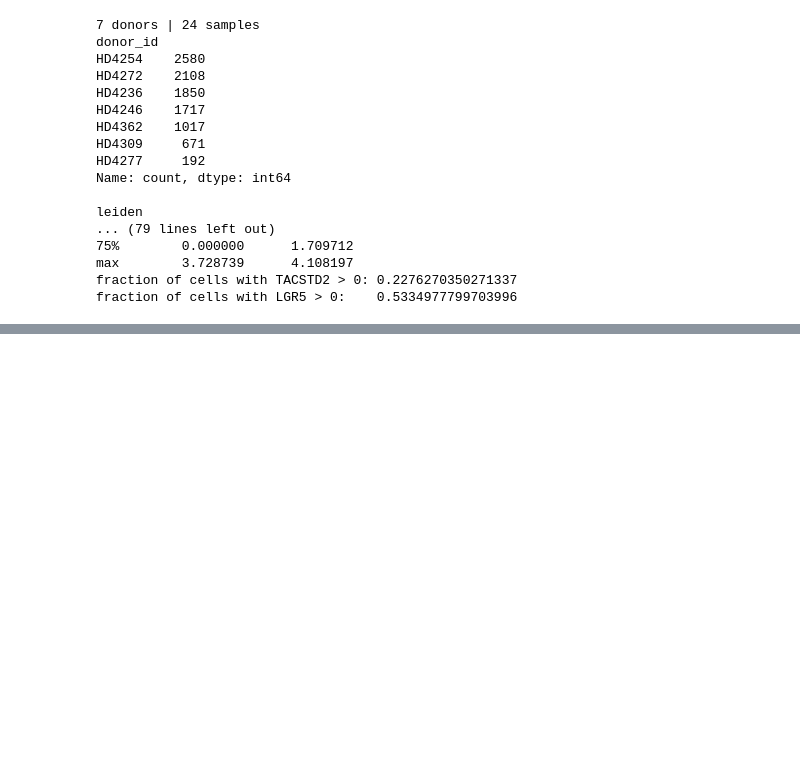
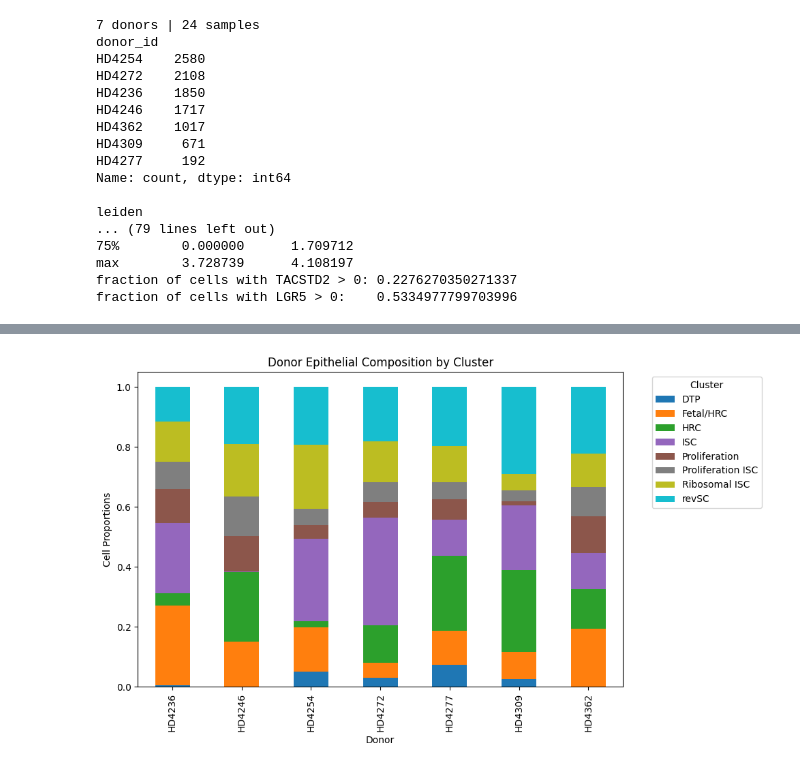
Before and after one commit to sbskinn/Tumor-Surface-Target-Prioritization, a Jupyter notebook: Checkpoint2_model_reproduction.ipynb, the cells around one changed output, grey strips where cells are left out. Saved outputs shown, nothing was run; the diff lists cells and outputs as text; code cells hidden in the pictures; blank space fills up the shorter version.

```diff
--- a/Checkpoint2_model_reproduction.ipynb
+++ b/Checkpoint2_model_reproduction.ipynb
@@ -238,0 +318,14 @@ HD4362      0.121  0.221  0.113  0.192  0.132  0.097  0.122  0.002
+# %%
+#stacked bars of donor proportions
+donor_proportions = pd.crosstab(cells["donor_id"], cells["cell_state"], normalize="index")
+
+ax = donor_proportions.plot(kind="bar", stacked = True, figsize = (10,6), colormap = "tab10")
+plt.title("Donor Epithelial Composition by Cluster")
+plt.ylabel("Cell Proportions")
+plt.xlabel("Donor")
+plt.legend(title="Cluster",bbox_to_anchor=(1.05,1), loc="upper left")
+plt.tight_layout()
+plt.savefig("results/donor_proportions_stacked_bar.png", dpi=300, bbox_inches="tight")
+plt.show()
+# %% [output]
+[figure, added]
```
Also changed, not shown: parts of 7 cells of this notebook, 1 other file.
